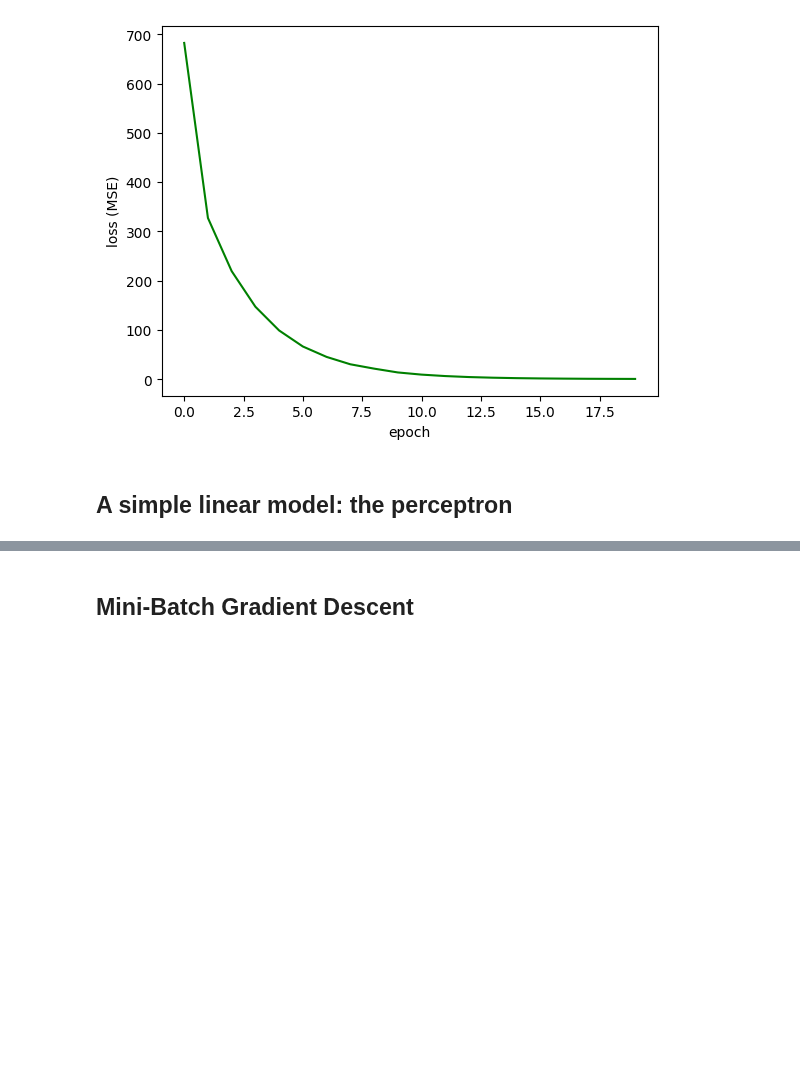
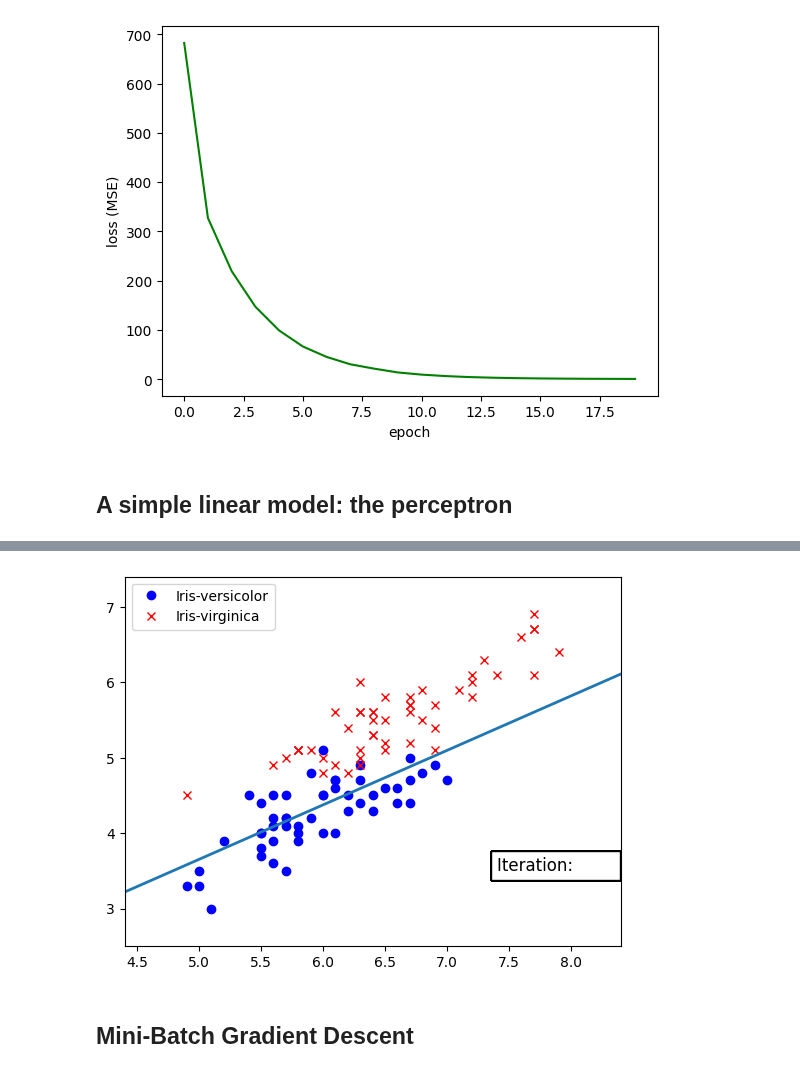
Before and after one commit to isa-ulisboa/greends-pml, a Jupyter notebook: ML_overview_with_examples.ipynb, the cells around one changed output, grey strips where cells are left out. Cells and saved outputs as stored; diff of their text form; code cells hidden in the pictures; blank space fills up the shorter version.

```diff
--- a/ML_overview_with_examples.ipynb
+++ b/ML_overview_with_examples.ipynb
@@ -396,0 +400,95 @@ $$\nabla=(1, x_1, \dots, x_k).$$
+# %%
+from matplotlib.animation import FuncAnimation
+import matplotlib.pyplot as plt
+import numpy as np
+import random
+import pandas as pd
+
+class Perceptron():
+    #initialize hyperparameters (learning rate and number of iterations)
+    def __init__(self, eta=0.1, n_iter=50, nameA='', nameB=''):
+        self.eta = eta
+        self.n_iter = n_iter
+        self.nameA = nameA
+        self.nameB = nameB
+
+    def step_fit(self, X, y):
+        #iterate over labelled dataset updating weights for each features accordingly (stochastic gradient descent)
+        for xi, label in zip(X, y):
+            update = self.eta * (label-self.predict(xi))
+            self.w_[1:] += update * xi
+            self.w_[0] += update
+        return self
+
+    #compute the net input i.e scalar sum of X and the weights plus the bias value
+    def net_input(self, X):
+        return np.dot(X, self.w_[1:]) + self.w_[0]
+
+    #predict a classification for a sample of features X
+    def predict(self, X):
+        return np.where(self.net_input(X) >= 0.0, 1, -1)
+
+    def init_plot(self):
+        self.line.set_data([],[])
+        return self.line,
+
+    def animate(self, iteration_number, X, y):
+        self.step_fit(X, y)
+        x, y = self.plot_line(X)
+        self.line.set_data(x, y)
+        if iteration_number%2==0:
+            self.ax.text(max(X[:,0])-0.5, min(X[:,1])+0.5, f'Iteration: {iteration_number}', fontsize=12)  # Update iteration number
+        else:
+            self.ax.text(max(X[:,0])-0.5, min(X[:,1])+0.5, 'Iteration:'+' '*8, fontsize=12, bbox=dict(facecolor='white', alpha=1))
+        return self.line,
+
+    def plot_line(self, X):
+        x = []
+        y = []
+        slope = -(self.w_[0]/self.w_[2])/(self.w_[0]/self.w_[1])
+        intercept = -self.w_[0]/self.w_[2]
+        for i in np.linspace(np.amin(X[:,0])-0.5,np.amax(X[:,0])+0.5):
+            #y=mx+c, m is slope and c is intercept
+            x.append(i)
+            y.append((slope*i) + intercept)
+
+        return x, y
+
+    def animated_fit(self, X, y):
+        self.w_ = [random.uniform(-1.0, 1.0) for _ in range(1+X.shape[1])] #randomly initialize weights
+
+        #here figure must be defined as a variable so it can be passed to FuncAnimation
+        self.fig = plt.figure()
+
+        #setting x and y limits with a 0.5 offset
+        self.ax = plt.axes(xlim=(min(X[:,0])-0.5, max(X[:,0])+0.5), ylim=(min(X[:,1])-0.5, max(X[:,1])+0.5))
+
+        #plotting our training points
+        self.ax.plot(X[0:50, 0],X[0:50, 1], "bo", label=self.nameA)
+        self.ax.plot(X[50:100, 0],X[50:100, 1], "rx", label=self.nameB)
+
+        #labelling
+        self.ax.legend(loc='upper left')
+
+        #initialization of separation line and our animation object
+        self.line, = self.ax.plot([], [], lw=2)
+        anim = FuncAnimation(self.fig, self.animate, init_func=self.init_plot, fargs=(X, y,), frames=self.n_iter, interval=200, blit=True)
+        anim.save('learning_process.gif', writer='imagemagick')
+
+#import dataset
+df = pd.read_csv('https://archive.ics.uci.edu/ml/machine-learning-databases/iris/iris.data', header=None)
+
+SPECIES_1= {'name':"Iris-setosa",'s':0,'end':50} #0:50 # small size
+SPECIES_2= {'name':"Iris-versicolor",'s':50,'end':100} # 50:100
+SPECIES_3= {'name':"Iris-virginica",'s':100,'end':150} # 100:150
+spA,spB=SPECIES_2,SPECIES_3
+
+#preparing our data to be understood by our model
+X = df.iloc[np.r_[spA['s']:spA['end'],spB['s']:spB['end']], [0,2]].values
+y = df.iloc[np.r_[spA['s']:spA['end'],spB['s']:spB['end']], 4].values
+#y = np.where(y == 'Iris-setosa', -1, 1)
+y = np.where(y == spB['name'], -1, 1)
+
+ppn = Perceptron(eta=0.1, n_iter=150, nameA=spA['name'], nameB=spB['name']) #initializing a new perceptron
+ppn.animated_fit(X, y)
+# %% [output]
@@ -397,3 +496,4 @@ $$\nabla=(1, x_1, \dots, x_k).$$
+[figure, added]
 # %% [markdown]
 ## Mini-Batch Gradient Descent
 # %% [markdown]
```
Also changed, not shown: parts of 6 cells of this notebook.
